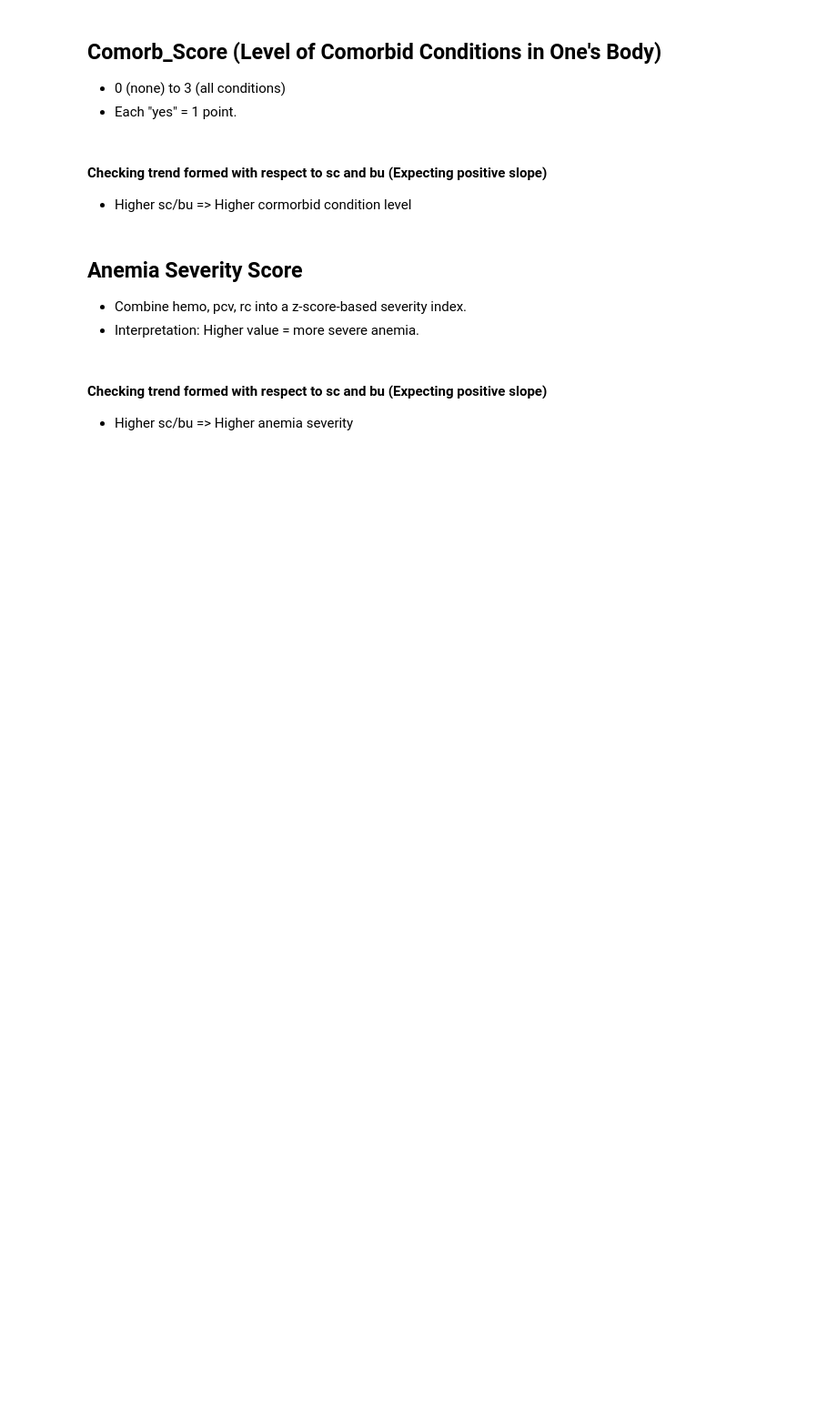
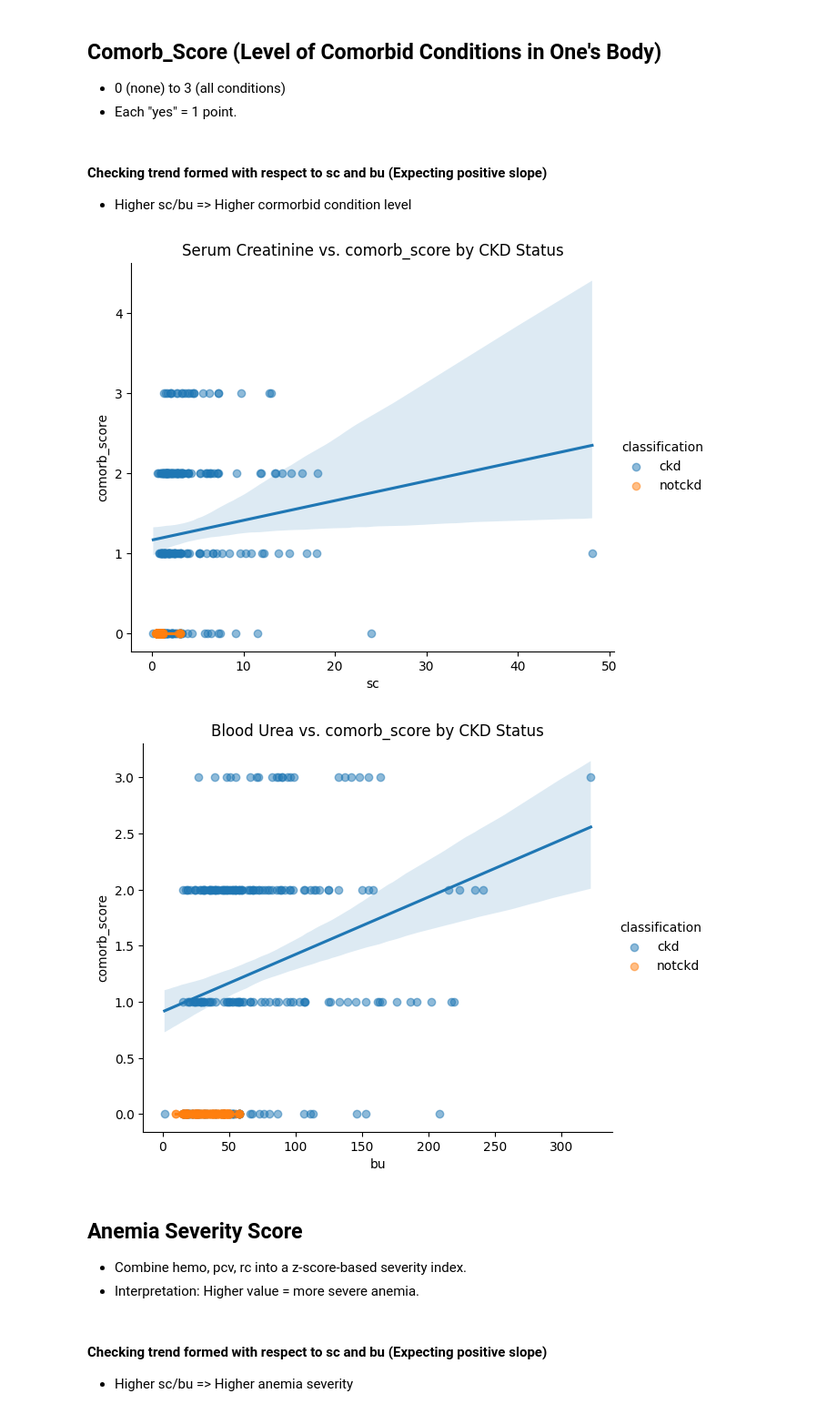
Before and after one commit to CherishVasant/Chronic-Kidney-Disease-Prediction, a Jupyter notebook: CKD-XAI/3_FeatureEngineering.ipynb, the cells around one changed output. Shown at 91% size. Cells and saved outputs as stored; diff of their text form; code cells hidden in the pictures; blank space fills up the shorter version.

```diff
--- a/CKD-XAI/3_FeatureEngineering.ipynb
+++ b/CKD-XAI/3_FeatureEngineering.ipynb
@@ -28,22 +46,25 @@ plt.show()
 - 0 (none) to 3 (all conditions)
 - Each "yes" = 1 point.
 # %%
-df_clean['comorb_score'] = (
-    (df_clean['htn'] == 'yes').astype(int) +
-    (df_clean['dm'] == 'yes').astype(int) +
-    (df_clean['cad'] == 'yes').astype(int)
+df['comorb_score'] = (
+    (df['htn'] == 'yes').astype(int) +
+    (df['dm'] == 'yes').astype(int) +
+    (df['cad'] == 'yes').astype(int)
 )
 # %% [markdown]
 #### Checking trend formed with respect to sc and bu (Expecting positive slope)
 - Higher sc/bu => Higher cormorbid condition level
 # %%
-sns.lmplot(x='sc', y='comorb_score', hue='classification', data=df_clean, aspect=1.2, height=5, scatter_kws={'alpha':0.5})
+sns.lmplot(x='sc', y='comorb_score', hue='classification', data=df, aspect=1.2, height=5, scatter_kws={'alpha':0.5})
 plt.title('Serum Creatinine vs. comorb_score by CKD Status')
 plt.show()
 
-sns.lmplot(x='bu', y='comorb_score', hue='classification', data=df_clean, aspect=1.2, height=5, scatter_kws={'alpha':0.5})
+sns.lmplot(x='bu', y='comorb_score', hue='classification', data=df, aspect=1.2, height=5, scatter_kws={'alpha':0.5})
 plt.title('Blood Urea vs. comorb_score by CKD Status')
 plt.show()
+# %% [output]
+[figure, added]
+[figure, added]
 # %% [markdown]
 ## Anemia Severity Score
 - Combine hemo, pcv, rc into a z-score-based severity index.
```
Also changed, not shown: parts of 15 cells of this notebook, 14 other files.
